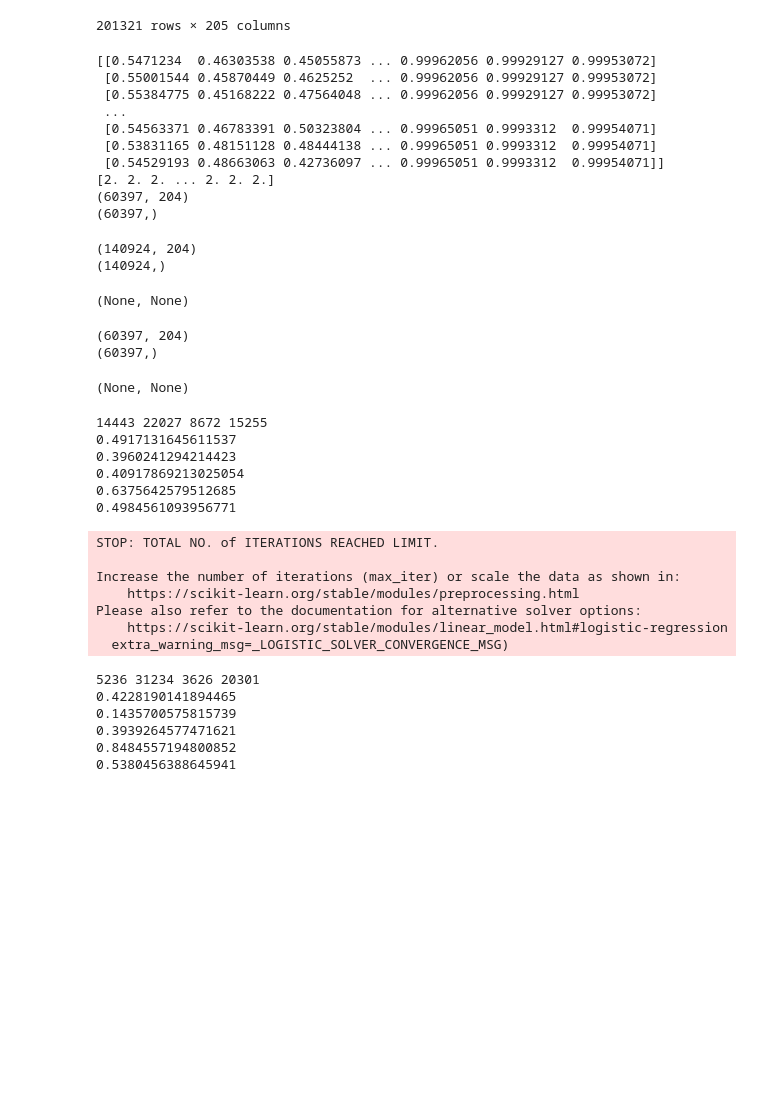
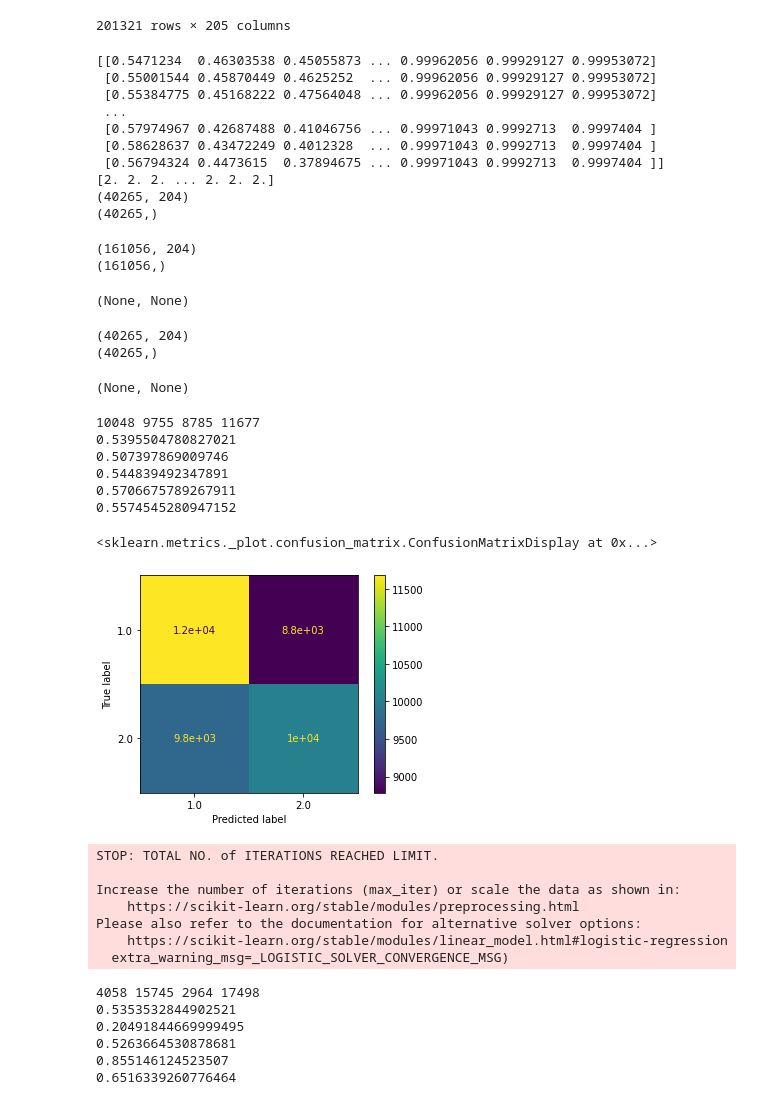
Before and after one commit to sruthi-pasham/research_project, a Jupyter notebook: Research_project_RF_v2_20210424.ipynb, the cells around one changed output. Drawn from its saved outputs; the diff is of its cells as text; code cells hidden in the pictures; blank space fills up the shorter version.

```diff
--- a/Research_project_RF_v2_20210424.ipynb
+++ b/Research_project_RF_v2_20210424.ipynb
@@ -136,7 +134,7 @@ scaled = np.array(merged)
 #print(scaled[:2,:])
 # %%
 ##splitting dataset into train and test (70-30)
-train_data_percent = 0.70
+train_data_percent = 0.80
 training_size=int(len(scaled)*train_data_percent)
 test_size=len(scaled)-training_size
 
@@ -158,25 +156,25 @@ print(y_test.shape)
  [0.55001544 0.45870449 0.4625252  ... 0.99962056 0.99929127 0.99953072]
  [0.55384775 0.45168222 0.47564048 ... 0.99962056 0.99929127 0.99953072]
  ...
- [0.54563371 0.46783391 0.50323804 ... 0.99965051 0.9993312  0.99954071]
- [0.53831165 0.48151128 0.48444138 ... 0.99965051 0.9993312  0.99954071]
- [0.54529193 0.48663063 0.42736097 ... 0.99965051 0.9993312  0.99954071]]
+ [0.57974967 0.42687488 0.41046756 ... 0.99971043 0.9992713  0.9997404 ]
+ [0.58628637 0.43472249 0.4012328  ... 0.99971043 0.9992713  0.9997404 ]
+ [0.56794324 0.4473615  0.37894675 ... 0.99971043 0.9992713  0.9997404 ]]
 [2. 2. 2. ... 2. 2. 2.]
-(60397, 204)
-(60397,)
+(40265, 204)
+(40265,)
 # %%
 #check the shape
 print(x_train.shape), print(y_train.shape)
 # %% [output]
-(140924, 204)
-(140924,)
+(161056, 204)
+(161056,)
 (None, None)
 # %%
 #check the shape
 print(x_test.shape), print(y_test.shape)
 # %% [output]
-(60397, 204)
-(60397,)
+(40265, 204)
+(40265,)
 (None, None)
 # %%
 #RandomForest model
@@ -203,12 +201,17 @@ print(precision)
 print(recall)
 print(fscore)
 # %% [output]
-14443 22027 8672 15255
-0.4917131645611537
-0.3960241294214423
-0.40917869213025054
-0.6375642579512685
-0.4984561093956771
+10048 9755 8785 11677
+0.5395504780827021
+0.507397869009746
+0.544839492347891
+0.5706675789267911
+0.5574545280947152
+# %%
+plot_confusion_matrix(model, x_test, y_test)
+# %% [output]
+<sklearn.metrics._plot.confusion_matrix.ConfusionMatrixDisplay at 0x...>
+[figure, added]
 # %%
 # Logistic regression
 model1 = LogisticRegression()
@@ -238,9 +241,9 @@ Increase the number of iterations (max_iter) or scale the data as shown in:
 Please also refer to the documentation for alternative solver options:
     https://scikit-learn.org/stable/modules/linear_model.html#logistic-regression
   extra_warning_msg=_LOGISTIC_SOLVER_CONVERGENCE_MSG)
-5236 31234 3626 20301
-0.4228190141894465
-0.1435700575815739
-0.3939264577471621
-0.8484557194800852
-0.5380456388645941
+4058 15745 2964 17498
+0.5353532844902521
+0.20491844669999495
+0.5263664530878681
+0.855146124523507
+0.6516339260776464
```
Also changed, not shown: parts of 9 cells of this notebook, 1 other file.
